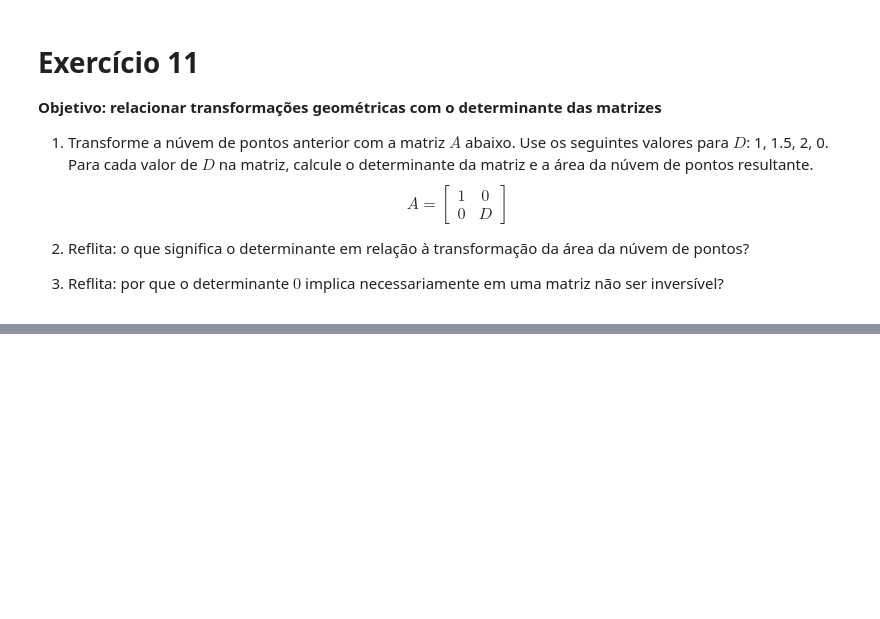
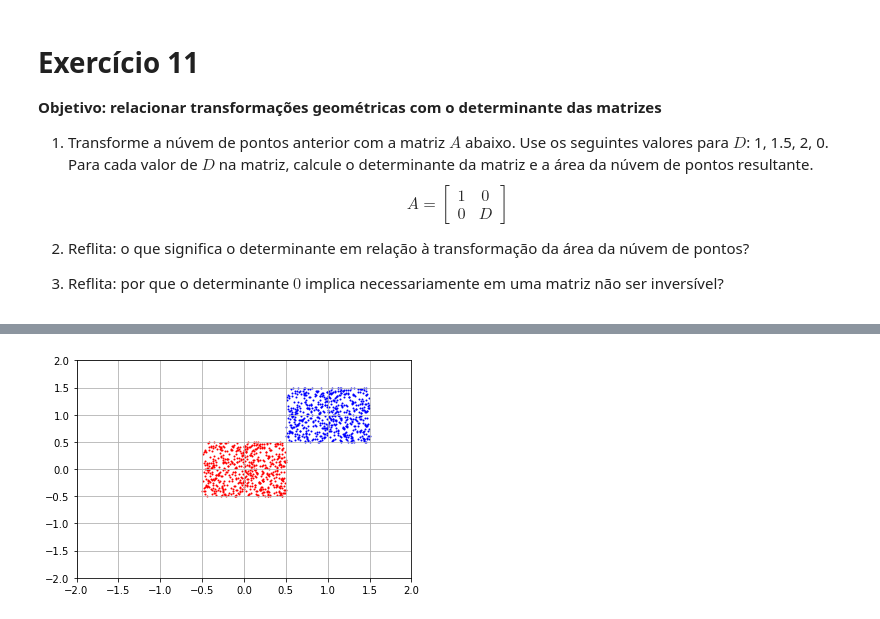
Before and after one commit to tiagoft/alglin, a Jupyter notebook: notebooks/03-geometria_analitica.ipynb, the cells around one changed output, grey strips where cells are left out. Drawn from its saved outputs; the diff is of its cells as text; code cells hidden in the pictures; blank space fills up the shorter version.

```diff
--- a/notebooks/03-geometria_analitica.ipynb
+++ b/notebooks/03-geometria_analitica.ipynb
@@ -321,0 +480,21 @@ Podemos aplicar transformadas em sequência. Por exemplo, a figura abaixo pode s
+# %%
+# Comece com esse código inicial!
+x = np.vstack( (np.random.uniform(-0.5, 0.5, size=(2, 600)), np.ones( (1,600) )))
+A = np.array( [[1, 0, 1], [0, 1, 1], [0, 0, 1]])
+B = np.array( [[0.7, -0.7, 0], [0.7, 0.7, 0], [0, 0, 1]])
+
+# Altere daqui para baixo
+# -----------------
+y =  A @ x
+# -----------------
+# Altere daqui para cima
+
+plt.figure()
+plt.scatter(x[0,:], x[1,:], s=1, c='r')
+plt.scatter(y[0,:], y[1,:], s=1, c='b')
+plt.xlim([-2, 2])
+plt.ylim([-2, 2])
+plt.grid()
+plt.show()
+# %% [output]
+[figure, added]
```
Also changed, not shown: parts of 9 cells of this notebook, 1 other file.
